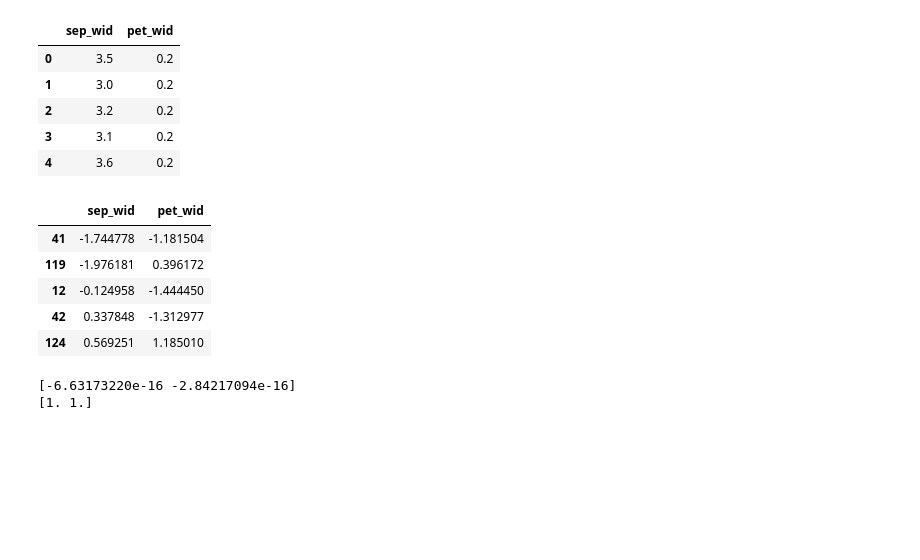
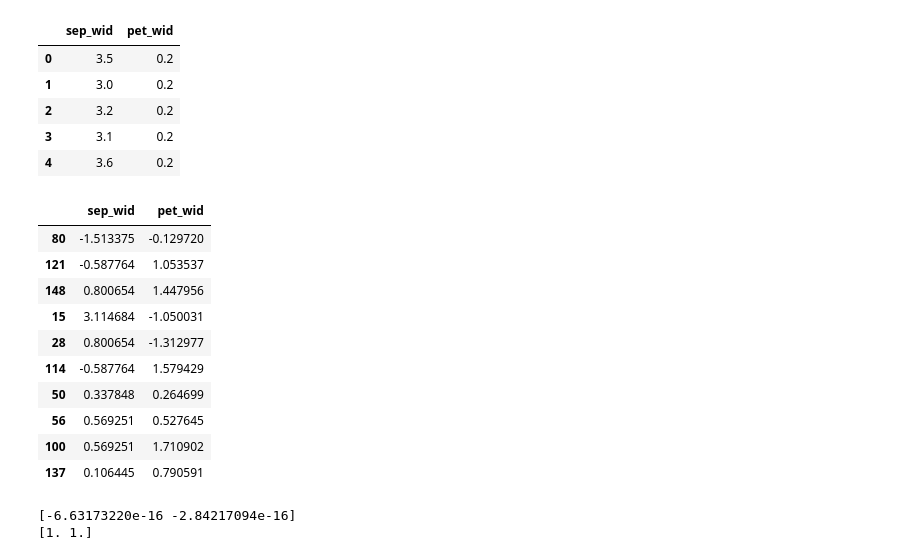
Before and after one commit to GreatLearningAIML1/bangalore-feb-batch-PadarbindaPuhan, a Jupyter notebook: R3_External_Lab_kNN_Naive_Bayes.ipynb, the cells around one changed output. Cells and saved outputs as stored; diff of their text form; code cells hidden in the pictures; blank space fills up the shorter version.

```diff
--- a/R3_External_Lab_kNN_Naive_Bayes.ipynb
+++ b/R3_External_Lab_kNN_Naive_Bayes.ipynb
@@ -369,17 +385,22 @@ X.head()
 # %%
 from sklearn.preprocessing import StandardScaler
 scaler = StandardScaler().fit(X)
 scaledX = scaler.transform(X)
 X.head()
 scaled_df = pd.DataFrame(scaledX,columns=['sep_wid','pet_wid'])
-scaled_df.sample(5)
+scaled_df.sample(10)
 # %% [output]
 |  | sep_wid | pet_wid |
-| 41 | -1.744778 | -1.181504 |
-| 119 | -1.976181 | 0.396172 |
-| 12 | -0.124958 | -1.444450 |
-| 42 | 0.337848 | -1.312977 |
-| 124 | 0.569251 | 1.185010 |
+| 80 | -1.513375 | -0.129720 |
+| 121 | -0.587764 | 1.053537 |
+| 148 | 0.800654 | 1.447956 |
+| 15 | 3.114684 | -1.050031 |
+| 28 | 0.800654 | -1.312977 |
+| 114 | -0.587764 | 1.579429 |
+| 50 | 0.337848 | 0.264699 |
+| 56 | 0.569251 | 0.527645 |
+| 100 | 0.569251 | 1.710902 |
+| 137 | 0.106445 | 0.790591 |
 # %%
 print(np.mean(scaledX,axis=0))
 print(np.std(scaledX,axis=0))
```
Also changed, not shown: parts of 9 cells of this notebook.
